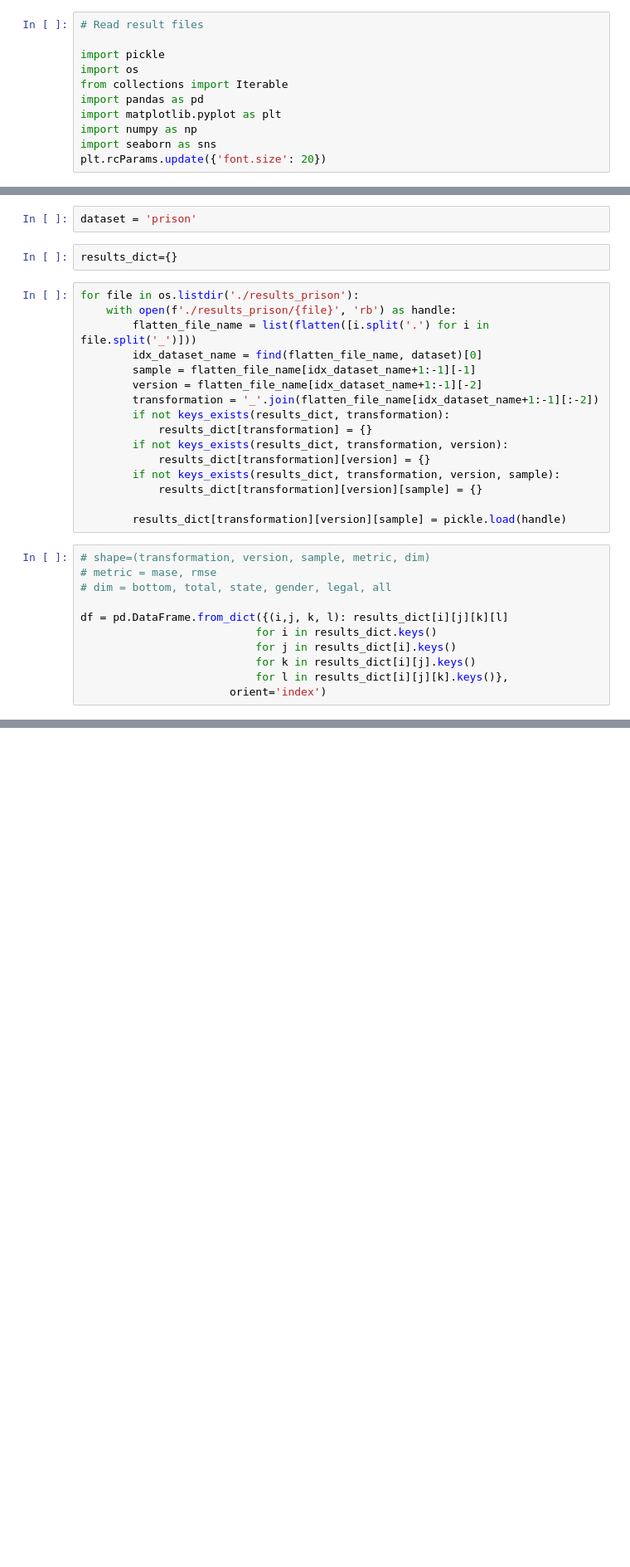
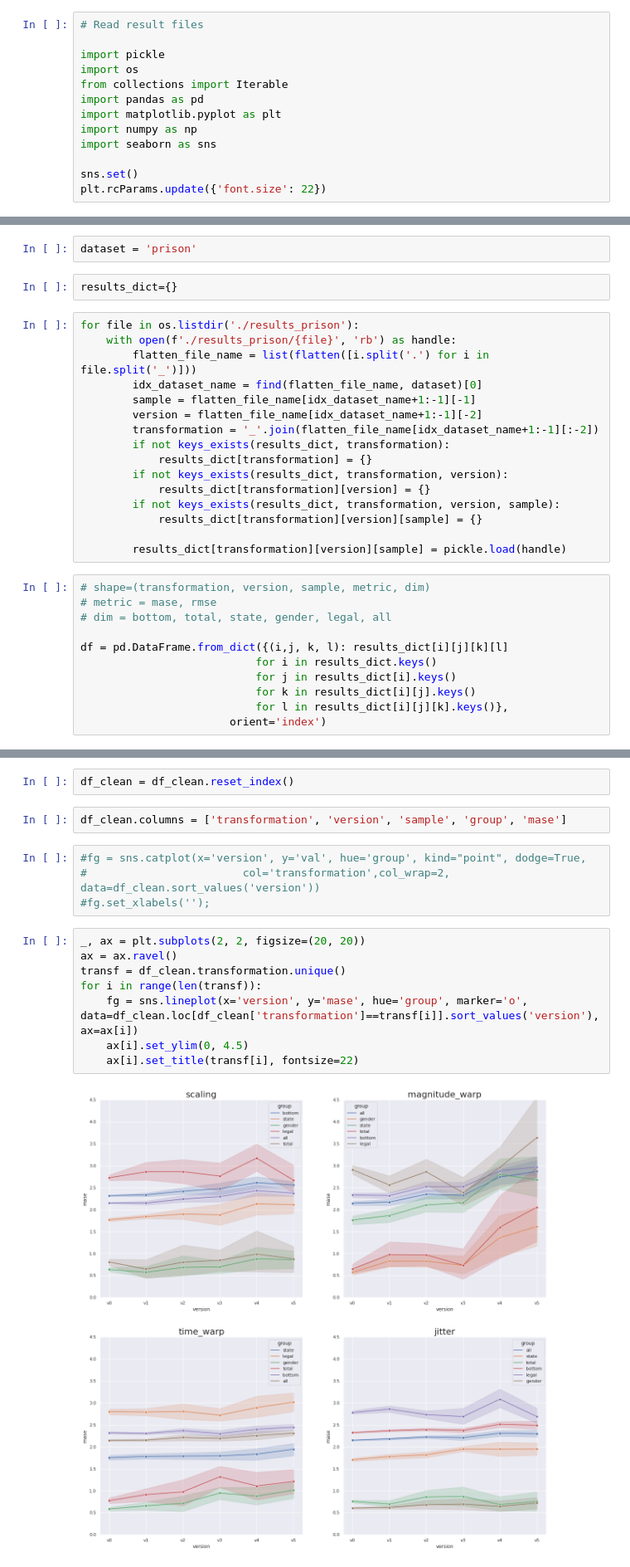
Before and after one commit to luisroque/hierarchical_ts_forecaster, a Jupyter notebook: notebooks/read_results_gpf.ipynb, the cells around one changed output, grey strips where cells are left out. Shown: that part at 83% size. Drawn from its saved outputs; the diff is of its cells as text; blank space fills up the shorter version.

```diff
--- a/notebooks/read_results_gpf.ipynb
+++ b/notebooks/read_results_gpf.ipynb
@@ -8,7 +8,9 @@ import pandas as pd
 import matplotlib.pyplot as plt
 import numpy as np
 import seaborn as sns
-plt.rcParams.update({'font.size': 20})
+
+sns.set()
+plt.rcParams.update({'font.size': 22})
 # %%
 def flatten(lis):
      for item in lis:
@@ -84,0 +77,18 @@ fg.set_xlabels('');
+# %%
+df_clean = df_clean.reset_index()
+# %%
+df_clean.columns = ['transformation', 'version', 'sample', 'group', 'mase']
+# %%
+#fg = sns.catplot(x='version', y='val', hue='group', kind="point", dodge=True,
+#                        col='transformation',col_wrap=2, data=df_clean.sort_values('version'))
+#fg.set_xlabels('');
+# %%
+_, ax = plt.subplots(2, 2, figsize=(20, 20))
+ax = ax.ravel()
+transf = df_clean.transformation.unique()
+for i in range(len(transf)):
+    fg = sns.lineplot(x='version', y='mase', hue='group', marker='o', data=df_clean.loc[df_clean['transformation']==transf[i]].sort_values('version'), ax=ax[i])
+    ax[i].set_ylim(0, 4.5)
+    ax[i].set_title(transf[i], fontsize=22)
+# %% [output]
+[figure, added]
```
Also changed, not shown: parts of 7 cells of this notebook.
